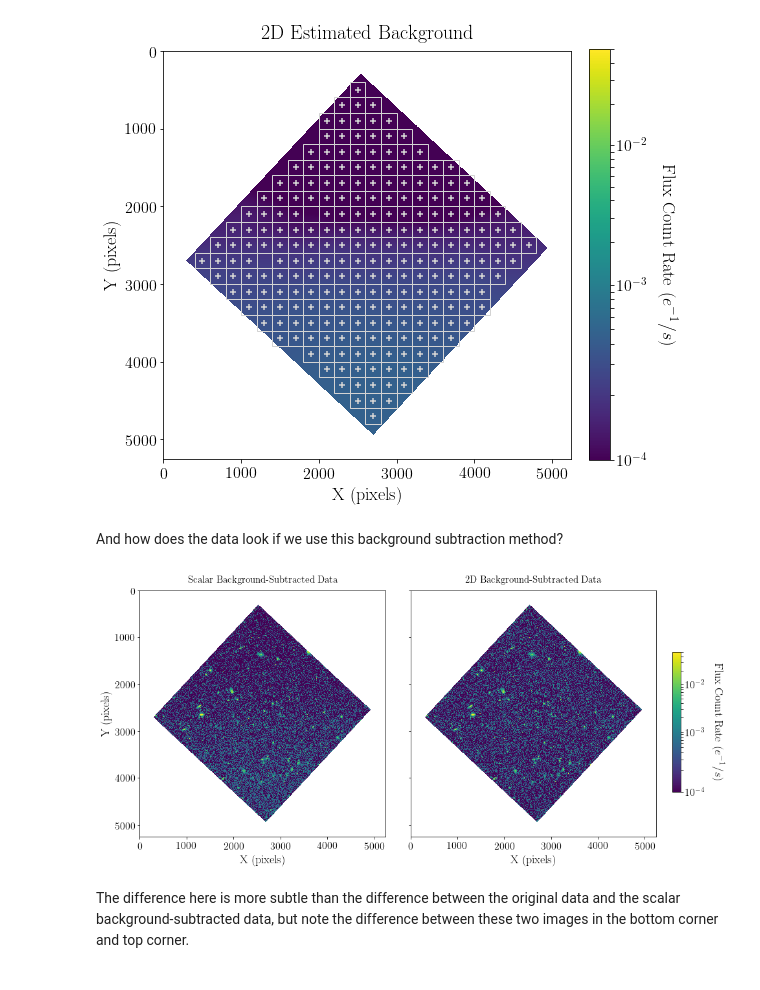
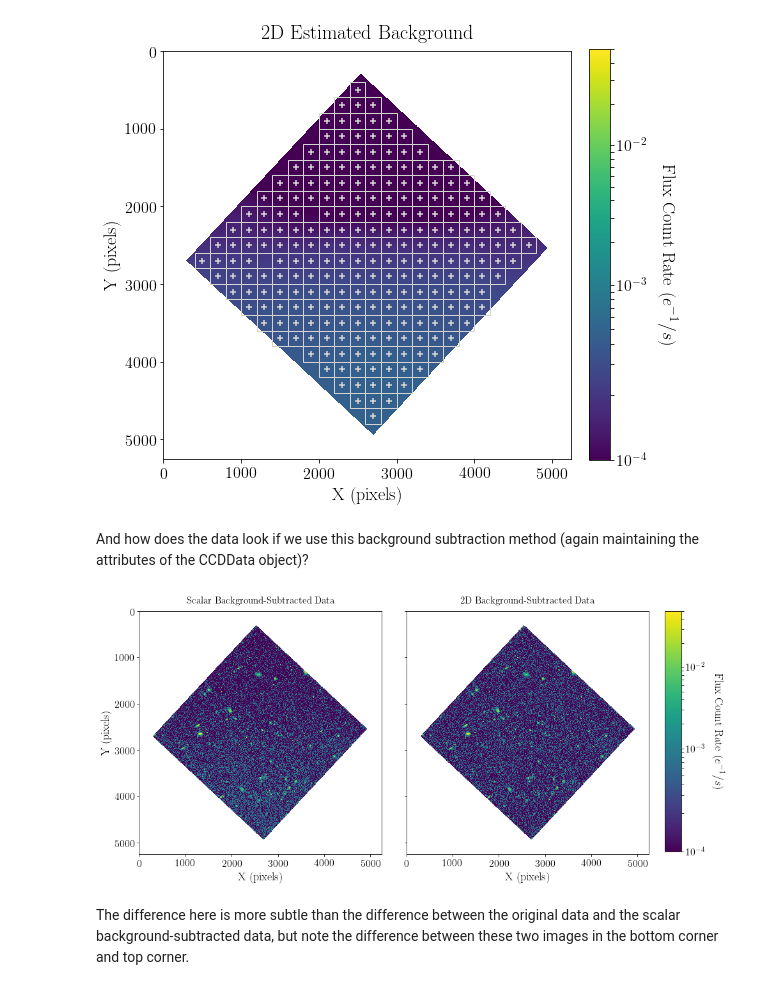
Before and after one commit to laurenmarietta/csi-stsci-notebooks, a Jupyter notebook: photutils/01_photutils_background_estimation.ipynb, the cells around one changed output. Drawn from its saved outputs; the diff is of its cells as text; code cells hidden in the pictures.

```diff
--- a/photutils/01_photutils_background_estimation.ipynb
+++ b/photutils/01_photutils_background_estimation.ipynb
@@ -188,24 +192,27 @@ plt.tight_layout()
 
 # Define the normalization
 norm_image = ImageNormalize(vmin=1e-4, vmax=5e-2, stretch=LogStretch())
+xdf_scalar_bkgdsub_clipped = np.clip(xdf_scalar_bkgdsub, 1e-4, None) # clip to plot with logarithmic stretch
 
 # Plot the original data
-fitsplot = ax1.imshow(np.ma.masked_where(nddata.mask, nddata.data), norm=norm_image)
+fitsplot = ax1.imshow(np.ma.masked_where(xdf_image.mask, xdf_image_clipped), norm=norm_image)
 # ax1.text(0.05, 0.95, 'SNR = $\mu/\sigma$ = {:.2}'.format(snr_old), transform=ax1.transAxes, fontsize=14)
 ax1.set_xlabel('X (pixels)')
 ax1.set_ylabel('Y (pixels)')
 ax1.set_title('Original Data')
 
 # Plot the subtracted data
-fitsplot = ax2.imshow(np.ma.masked_where(nddata.mask, data_scalarsubtraction), norm=norm_image)
+fitsplot = ax2.imshow(np.ma.masked_where(xdf_scalar_bkgdsub.mask, xdf_scalar_bkgdsub_clipped), norm=norm_image)
 # ax2.text(0.05, 0.95, 'SNR = $\mu/\sigma$ = {:.2}'.format(snr_new), transform=ax2.transAxes, fontsize=14)
+ax2.set_xlabel('X (pixels)')
+ax2.set_title('Scalar Background-Subtracted Data')
+
+# Define the colorbar and fix the labels
 cbar_ax = fig.add_axes([1, 0.09, 0.03, 0.87])
 cbar = fig.colorbar(fitsplot, cbar_ax, ticks=LogLocator(subs=range(10)))
 labels = ['$10^{-4}$'] + [''] * 8 + ['$10^{-3}$'] + [''] * 8 + ['$10^{-2}$']
 cbar.ax.set_yticklabels(labels)
 cbar.set_label(r'Flux Count Rate ($e^{-1}/s$)', rotation=270, labelpad=30)
-ax2.set_xlabel('X (pixels)')
-ax2.set_title('Scalar Background-Subtracted Data')
 
 plt.show()
 # %% [output]
@@ -228,7 +242,7 @@ from photutils.background import Background2D, MeanBackground
 # %%
 sigma_clip = SigmaClip(sigma=3., iters=5)
 bkg_estimator = MeanBackground()
-bkg = Background2D(nddata.data, box_size=200, filter_size=(10, 10), mask=nddata.mask,
+bkg = Background2D(xdf_image, box_size=200, filter_size=(10, 10), mask=xdf_image.mask,
                    sigma_clip=sigma_clip, bkg_estimator=bkg_estimator)
 # %% [markdown]
 So, what does this 2D background look like? Where were the boxes placed?
@@ -238,7 +252,8 @@ fig, ax1 = plt.subplots(1, 1, figsize=(8, 8))
 
 # Plot the data
 norm_image = ImageNormalize(vmin=1e-4, vmax=5e-2, stretch=LogStretch())
-fitsplot = ax1.imshow(np.ma.masked_where(nddata.mask, bkg.background), norm=norm_image)
+background_clipped = np.clip(bkg.background, 1e-4, None) # clip to plot with logarithmic stretch
+fitsplot = ax1.imshow(np.ma.masked_where(xdf_image.mask, background_clipped), norm=norm_image)
 
 # Plot the meshes
 bkg.plot_meshes(outlines=True, color='lightgrey')
@@ -258,4 +273,4 @@ plt.show()
 # %% [output]
 [figure]
 # %% [markdown]
-And how does the data look if we use this background subtraction method?
+And how does the data look if we use this background subtraction method (again maintaining the attributes of the CCDData object)?
@@ -264,39 +277,47 @@ data_2Dsubtraction = nddata.data - bkg.background
+# %%
+# Copy the original image to maintain metadata, unit, and mask
+xdf_2d_bkgdsub = xdf_image.copy()
+
+# Redefine the data attribute to be the scalar background subtraction
+xdf_2d_bkgdsub.data = xdf_image - bkg.background
 # %%
 # Set up the figure with subplots
 fig, [ax2, ax3] = plt.subplots(1, 2, figsize=(12, 6), sharey=True)
 plt.tight_layout()
 
 # Define the normalization
 norm_image = ImageNormalize(vmin=1e-4, vmax=5e-2, stretch=LogStretch())
+xdf_2d_bkgdsub_clipped = np.clip(xdf_2d_bkgdsub, 1e-4, None) # clip to plot with logarithmic stretch
 
 # # Plot the original data
 # fitsplot = ax1.imshow(np.ma.masked_where(nddata.mask, nddata.data), norm=norm_image)
 # # ax1.text(0.05, 0.95, 'SNR = $\mu/\sigma$ = {:.2}'.format(snr_old), transform=ax1.transAxes, fontsize=14)
 # ax1.set_xlabel('X (pixels)')
 # ax1.set_ylabel('Y (pixels)')
 # ax1.set_title('Original Data', fontsize=15)
 
 # Plot the scalar-subtracted data
-fitsplot = ax2.imshow(np.ma.masked_where(nddata.mask, data_scalarsubtraction), norm=norm_image)
+fitsplot = ax2.imshow(np.ma.masked_where(xdf_scalar_bkgdsub.mask, xdf_scalar_bkgdsub_clipped), norm=norm_image)
 # ax2.text(0.05, 0.95, 'SNR = $\mu/\sigma$ = {:.2}'.format(snr_new), transform=ax2.transAxes, fontsize=14)
 cbar.set_label(r'Flux Count Rate ($e^{-1}/s$)', rotation=270, labelpad=30)
 ax2.set_ylabel('Y (pixels)')
 ax2.set_xlabel('X (pixels)')
 ax2.set_title('Scalar Background-Subtracted Data', fontsize=15)
 
 # Plot the 2D-subtracted data
-fitsplot = ax3.imshow(np.ma.masked_where(nddata.mask, data_2Dsubtraction), norm=norm_image)
+fitsplot = ax3.imshow(np.ma.masked_where(xdf_2d_bkgdsub.mask, xdf_2d_bkgdsub_clipped), norm=norm_image)
 # ax3.text(0.05, 0.95, 'SNR = $\mu/\sigma$ = {:.2}'.format(snr_new), transform=ax2.transAxes, fontsize=14)
-cbar_ax = fig.add_axes([1, 0.24, 0.015, 0.5])
+# cbar_ax = fig.add_axes([1, 0.24, 0.015, 0.5])
+cbar_ax = fig.add_axes([1, 0.09, 0.03, 0.87])
 cbar = fig.colorbar(fitsplot, cbar_ax, ticks=LogLocator(subs=range(10)))
 labels = ['$10^{-4}$'] + [''] * 8 + ['$10^{-3}$'] + [''] * 8 + ['$10^{-2}$']
 cbar.ax.set_yticklabels(labels)
 cbar.set_label(r'Flux Count Rate ($e^{-1}/s$)', rotation=270, labelpad=30)
 ax3.set_xlabel('X (pixels)')
 ax3.set_title('2D Background-Subtracted Data', fontsize=15)
 
 plt.show()
 # %% [output]
-[figure, old version]
+[figure, new version]
 # %% [markdown]
 The difference here is more subtle than the difference between the original data and the scalar background-subtracted data, but note the difference between these two images in the bottom corner and top corner.
```
Also changed, not shown: parts of 25 cells of this notebook, 1 other file.
